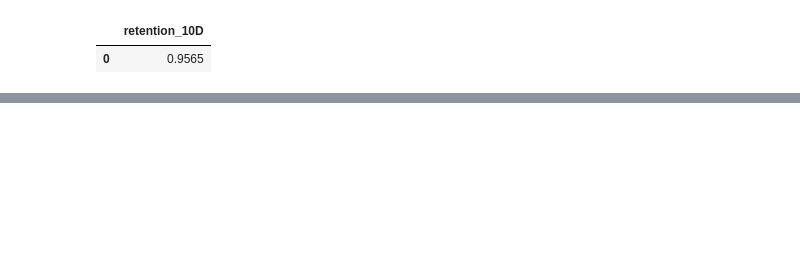
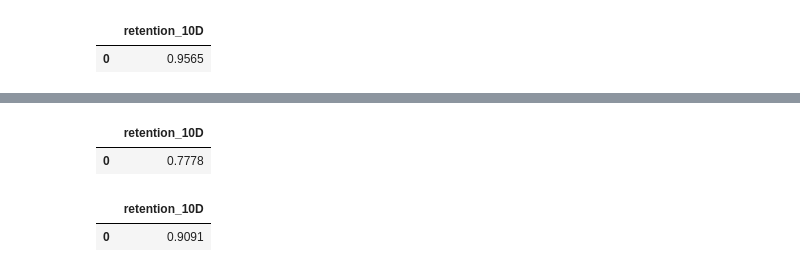
Before and after one commit to wganalytica/zogo-fairwind-users, a Jupyter notebook: Fairwind Account Objectives.ipynb, the cells around one changed output, grey strips where cells are left out. Saved outputs shown, nothing was run; the diff lists cells and outputs as text; code cells hidden in the pictures; blank space fills up the shorter version.

```diff
--- a/Fairwind Account Objectives.ipynb
+++ b/Fairwind Account Objectives.ipynb
@@ -729,0 +823,73 @@ query(retention_10D_three_query)
+# %%
+#10D retention rate for all Visions FCU users who claimed the Complete 5 Modules objective:
+
+query('''
+SELECT
+    (SELECT COUNT(DISTINCT(user_id))
+	FROM login_tracker lt
+	WHERE lt.user_id IN
+		(SELECT user_id
+		FROM
+		(SELECT ecm.user_id, count(education_module_id) AS mod_count
+		FROM education_completed_module ecm
+		LEFT JOIN user u ON u.id = ecm.user_id
+		WHERE u.institution_id = 7401
+		GROUP BY user_id) visions_users
+		WHERE mod_count >= 5
+		)
+	AND lt.date_created >= '20221001'
+	)
+/
+    (SELECT COUNT(DISTINCT(user_id))
+	FROM login_tracker lt
+	WHERE lt.user_id IN
+		(SELECT user_id
+		FROM
+		(SELECT ecm.user_id, count(education_module_id) AS mod_count
+		FROM education_completed_module ecm
+		LEFT JOIN user u ON u.id = ecm.user_id
+		WHERE u.institution_id = 7401
+		GROUP BY user_id) visions_users
+		WHERE mod_count >= 5
+		)
+	AND lt.date_created >= '20220922'
+	) AS retention_10D
+''')
+# %% [output]
+|  | retention_10D |
+| 0 | 0.7778 |
+# %%
+#10D retention rate for all Visions FCU users who claimed the Complete 5 Modules objective:
+query('''
+SELECT
+    (SELECT COUNT(DISTINCT(user_id))
+	FROM login_tracker lt
+	WHERE lt.user_id IN
+		(SELECT oc.user_id
+		FROM objective_claim oc
+		LEFT JOIN user u ON u.id = oc.user_id
+		LEFT JOIN objective o ON o.id = oc.objective_id
+		WHERE u.institution_id = 7401
+		AND o.time_period = 'one_time'
+		AND o.name = 'Complete 5 Modules'
+		)
+	AND lt.date_created >= '20221001'
+	)
+/
+    (SELECT COUNT(DISTINCT(user_id))
+	FROM login_tracker lt
+	WHERE lt.user_id IN
+		(SELECT oc.user_id
+		FROM objective_claim oc
+		LEFT JOIN user u ON u.id = oc.user_id
+		LEFT JOIN objective o ON o.id = oc.objective_id
+		WHERE u.institution_id = 7401
+		AND o.time_period = 'one_time'
+		AND o.name = 'Complete 5 Modules'
+					)
+	AND lt.date_created >= '20220922'
+	) AS retention_10D
+''')
+# %% [output]
+|  | retention_10D |
+| 0 | 0.9091 |
```
Also changed, not shown: parts of 23 cells of this notebook.
